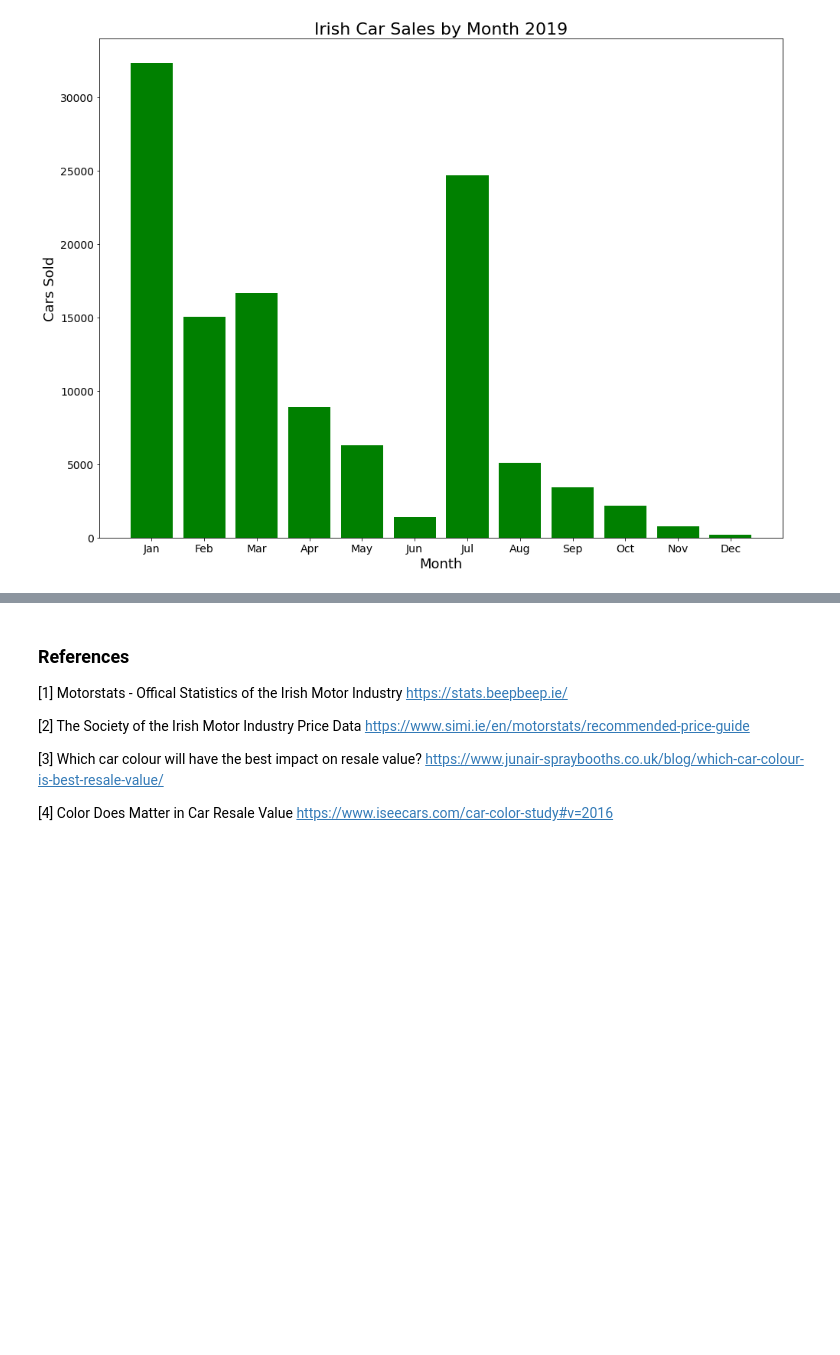
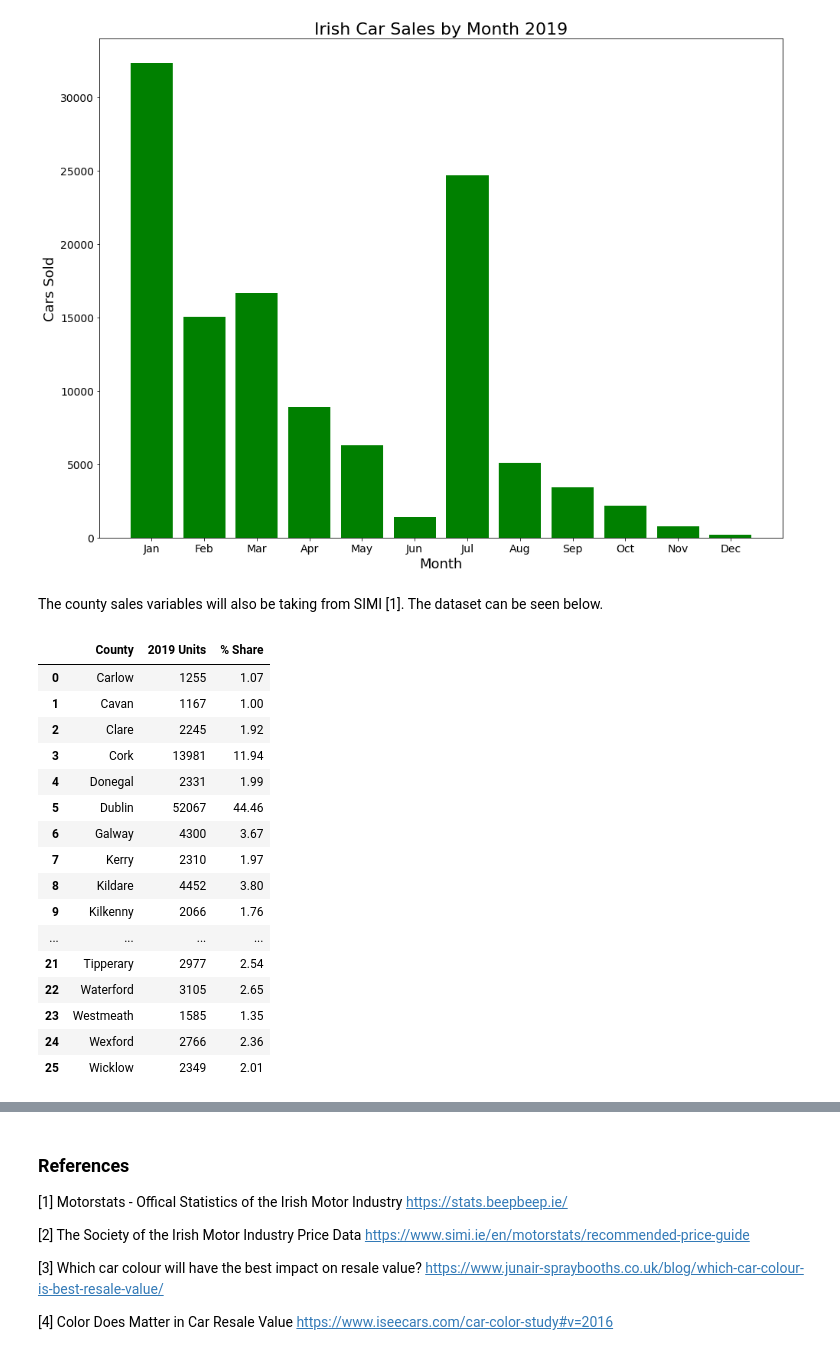
Before and after one commit to danielmccallion/Programming_for_Data_Analysis-Project, a Jupyter notebook: Project.ipynb, the cells around one changed output, grey strips where cells are left out. Saved outputs shown, nothing was run; the diff lists cells and outputs as text; code cells hidden in the pictures; blank space fills up the shorter version.

```diff
--- a/Project.ipynb
+++ b/Project.ipynb
@@ -81,3 +81,5 @@ plt.title("Irish Car Sales by Month 2019", size=22)
 # %% [output]
 Text(0.5, 1.0, 'Irish Car Sales by Month 2019')
 [figure]
+# %% [markdown]
+The county sales variables will also be taking from SIMI [1]. The dataset can be seen below.
@@ -83,0 +88,20 @@ Text(0.5, 1.0, 'Irish Car Sales by Month 2019')
+# %%
+county_sales_df
+# %% [output]
+|  | County | 2019 Units | % Share |
+| 0 | Carlow | 1255 | 1.07 |
+| 1 | Cavan | 1167 | 1.00 |
+| 2 | Clare | 2245 | 1.92 |
+| 3 | Cork | 13981 | 11.94 |
+| 4 | Donegal | 2331 | 1.99 |
+| 5 | Dublin | 52067 | 44.46 |
+| 6 | Galway | 4300 | 3.67 |
+| 7 | Kerry | 2310 | 1.97 |
+| 8 | Kildare | 4452 | 3.80 |
+| 9 | Kilkenny | 2066 | 1.76 |
+| ... | ... | ... | ... |
+| 21 | Tipperary | 2977 | 2.54 |
+| 22 | Waterford | 3105 | 2.65 |
+| 23 | Westmeath | 1585 | 1.35 |
+| 24 | Wexford | 2766 | 2.36 |
+| 25 | Wicklow | 2349 | 2.01 |
```
Also changed, not shown: parts of 3 cells of this notebook.
